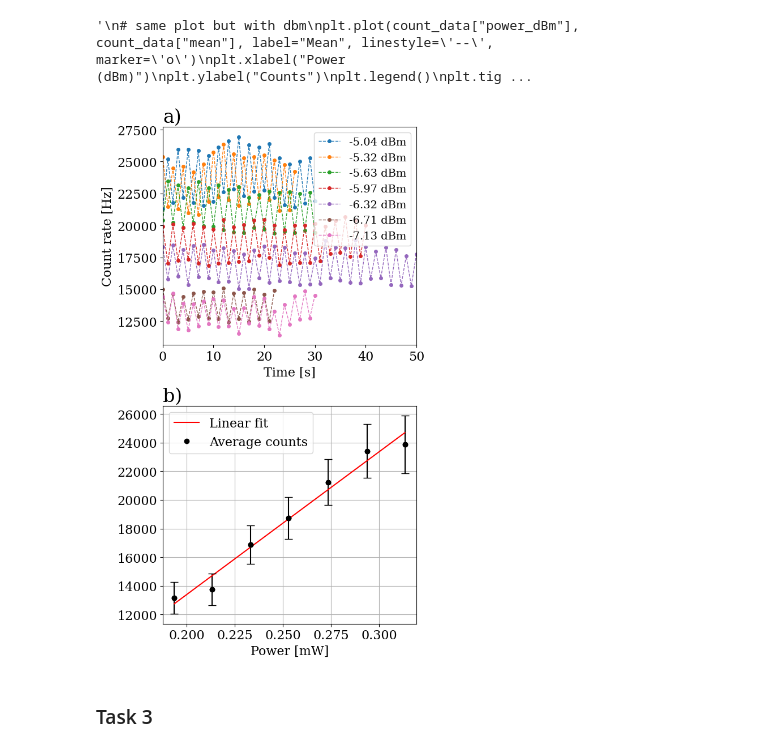
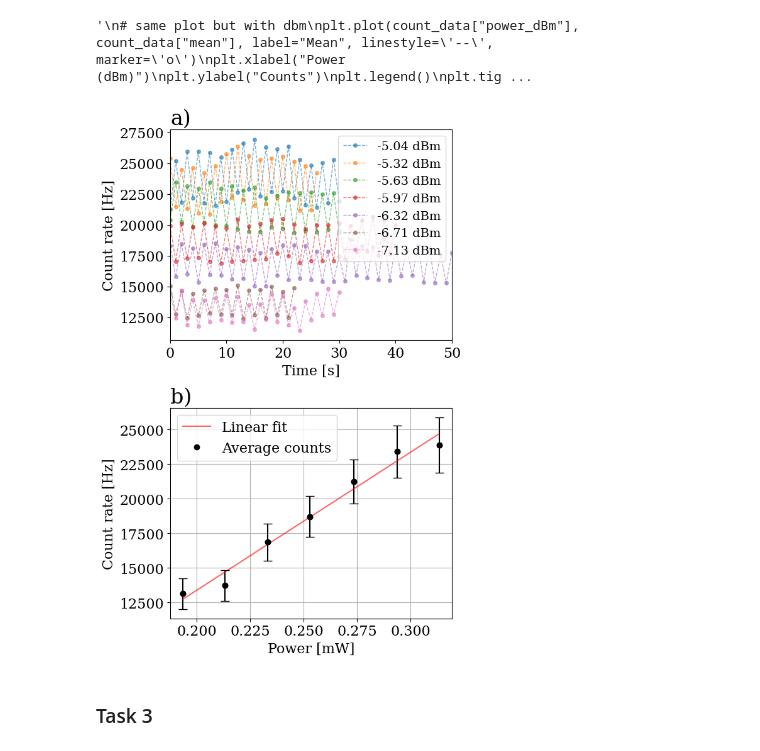
Before and after one commit to ermas3/SNSPD, a Jupyter notebook: data_analysis.ipynb, the cells around one changed output. Cells and saved outputs as stored; diff of their text form; code cells hidden in the pictures.

```diff
--- a/data_analysis.ipynb
+++ b/data_analysis.ipynb
@@ -201,42 +201,42 @@ power_file_names = ["5-04", "5-32", "5-63", "5-97", "6-32", "6-71", "7-13"]
 power_levels_dBm = np.array([-5.04, -5.32, -5.63, -5.97, -6.32, -6.71, -7.13])
 power_levels_mW = 10**(power_levels_dBm/10)
 
-fig, ax = plt.subplots(2, 1, figsize=(6, 10))
+fig, ax = plt.subplots(2, 1, figsize=(6, 9))
 
 for i, filename in enumerate(power_file_names):
     count_data_file = pd.read_csv('data/' + filename + 'dBm.txt', sep='\t', skiprows=9)
     count_data_file = count_data_file[["C4"]]
 
     time = np.arange(0, len(count_data_file), 1)
 
-    ax[0].plot(time, count_data_file["C4"], linewidth=1, marker='o', linestyle = "--", markersize=4, label=f"{power_levels_dBm[i]} dBm")
+    ax[0].plot(time, count_data_file["C4"], linewidth=1, marker='o', alpha = 0.6, linestyle = "--", markersize=4, label=f"{power_levels_dBm[i]} dBm")
 
 ax[0].set_xlabel("Time [s]")
 ax[0].set_ylabel("Count rate [Hz]")
 # legend
 ax[0].legend(fontsize=14)
 ax[0].set_xlim(0, 50)
 ax[0].set_title("a)", loc="left")
 
 # Plot mean and std as function of power
-ax[1].plot(count_data["power_mW"], linear(count_data["power_mW"], *popt), label="Linear fit", color = "r")
+ax[1].plot(count_data["power_mW"], linear(count_data["power_mW"], *popt), label="Linear fit", color = "r", alpha = 0.6)
 ax[1].plot(count_data["power_mW"], count_data["mean"], label="Average counts", linestyle='None', marker='o', color = "k")
 ax[1].errorbar(count_data["power_mW"], count_data["mean"], yerr=count_data["std"], fmt='o', color = "k", capsize=5)
 ax[1].set_xlabel("Power [mW]")
-ax[1].set_ylabel("")
+ax[1].set_ylabel("Count rate [Hz]")
 ax[1].legend()
 ax[1].grid()
 ax[1].set_title("b)", loc="left")
 
 plt.tight_layout()
 plt.show()
 
 # Save
 fig.savefig("figures/power_dependance.png", bbox_inches='tight')
 
 fig.tight_layout()
 # %% [output]
-[figure, old version]
+[figure, new version]
 # %% [markdown]
 ### Task 3
 # %%
```
Also changed, not shown: parts of 4 cells of this notebook, 3 other files.
